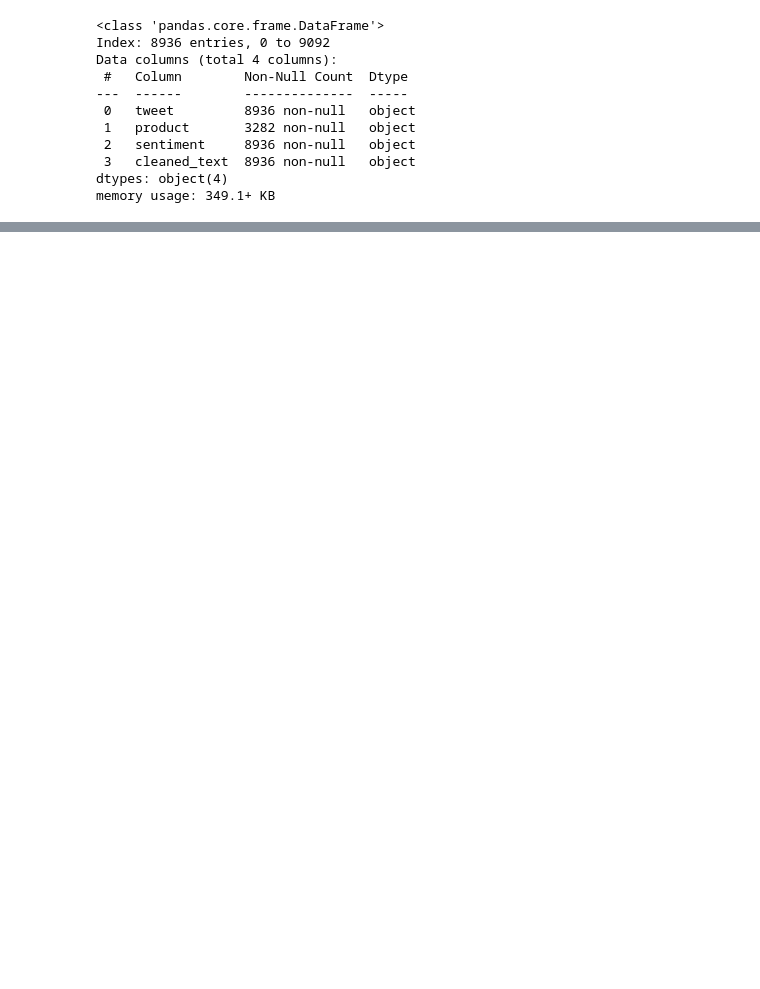
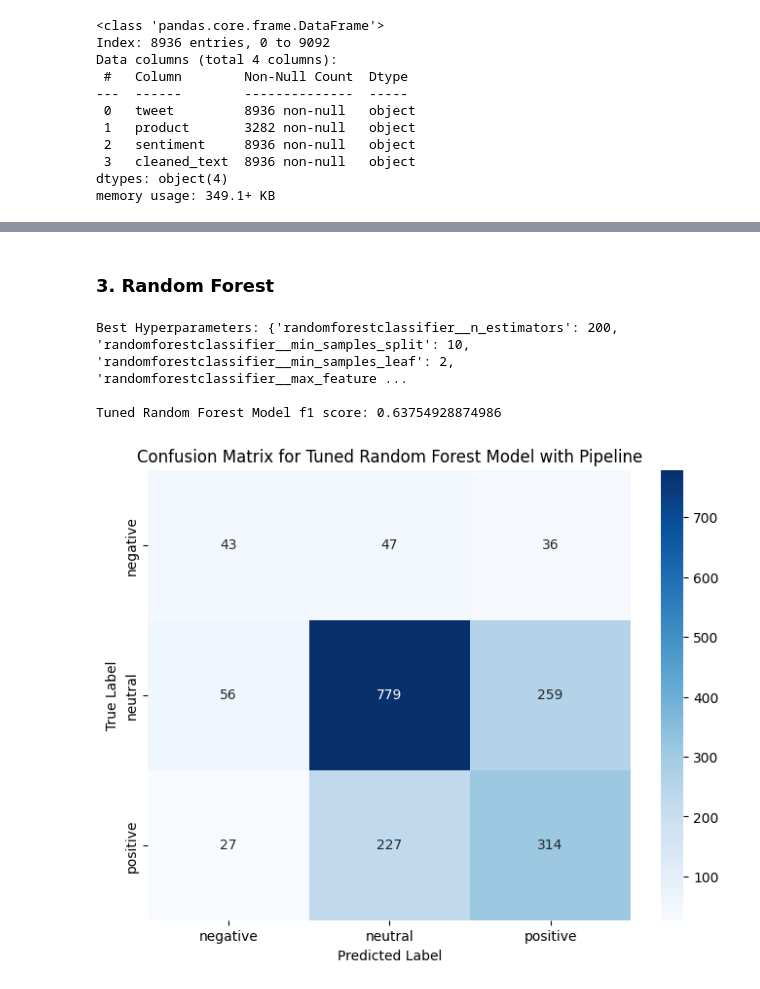
Before and after one commit to NgureGlo/Tweet_Sentiment_Classifier, a Jupyter notebook: twitter_sentiment_analysis.ipynb, the cells around one changed output, grey strips where cells are left out. Drawn from its saved outputs; the diff is of its cells as text; code cells hidden in the pictures; blank space fills up the shorter version.

```diff
--- a/twitter_sentiment_analysis.ipynb
+++ b/twitter_sentiment_analysis.ipynb
@@ -494,0 +603,61 @@ Confusion Matrix:
+# %% [markdown]
+### 3. Random Forest
+# %%
+# Define the hyperparameter distribution for Random Forest
+param_distributions_rf = {
+    'randomforestclassifier__n_estimators': [10, 50, 100, 200],
+    'randomforestclassifier__min_samples_split': [2, 5, 10],
+    'randomforestclassifier__min_samples_leaf': [1, 2, 4],
+    'randomforestclassifier__max_features': ['sqrt', 'log2'],
+    'randomforestclassifier__max_depth': [None, 10, 20, 30, 40, 50],
+    'randomforestclassifier__class_weight': ['balanced', None],
+}
+
+# Create a pipeline with Random Forest
+pipeline_rf = Pipeline([
+    ('randomforestclassifier', RandomForestClassifier(random_state=42))
+])
+
+# Initialize Randomized Search
+random_search_rf = RandomizedSearchCV(pipeline_rf,
+                                       param_distributions_rf,
+                                       scoring='f1_weighted',
+                                       n_iter=10,
+                                       cv=5,
+                                       random_state=42,
+                                      n_jobs=-1)
+
+# Fit the model on the training data
+random_search_rf.fit(X_train, y_train)
+
+# Get the best parameters
+best_params_rf = random_search_rf.best_params_
+print("Best Hyperparameters:", best_params_rf)
+print()
+
+# Predict using the best model
+best_model_rf = random_search_rf.best_estimator_
+y_pred_rf_tuned = best_model_rf.predict(X_test)
+
+# Evaluate the tuned model
+best_f1_score_rf = f1_score(y_test, y_pred_rf_tuned, average='weighted')
+print("Tuned Random Forest Model f1 score:", best_f1_score_rf)
+print()
+
+# Confusion Matrix
+cm_best_rf = confusion_matrix(y_test, y_pred_rf_tuned, labels=['negative', 'neutral', 'positive'])
+
+# Plotting the confusion matrix
+plt.figure(figsize=(8, 6))
+sns.heatmap(cm_best_rf, annot=True, fmt="d", cmap="Blues",
+            xticklabels=['negative', 'neutral', 'positive'],
+            yticklabels=['negative', 'neutral', 'positive'])
+plt.xlabel('Predicted Label')
+plt.ylabel('True Label')
+plt.title('Confusion Matrix for Tuned Random Forest Model with Pipeline')
+plt.show()
+# %% [output]
+Best Hyperparameters: {'randomforestclassifier__n_estimators': 200, 'randomforestclassifier__min_samples_split': 10, 'randomforestclassifier__min_samples_leaf': 2, 'randomforestclassifier__max_feature ...
+
+Tuned Random Forest Model f1 score: 0.63754928874986
+[figure, added]
```
Also changed, not shown: parts of 82 cells of this notebook.
